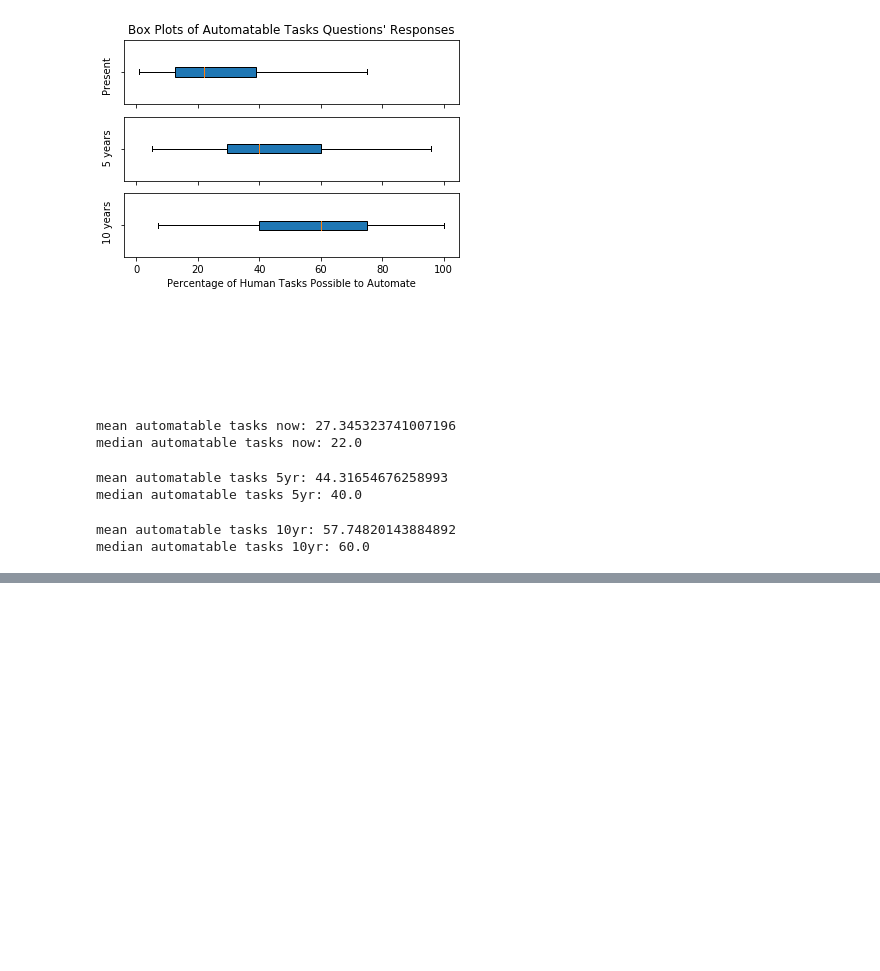
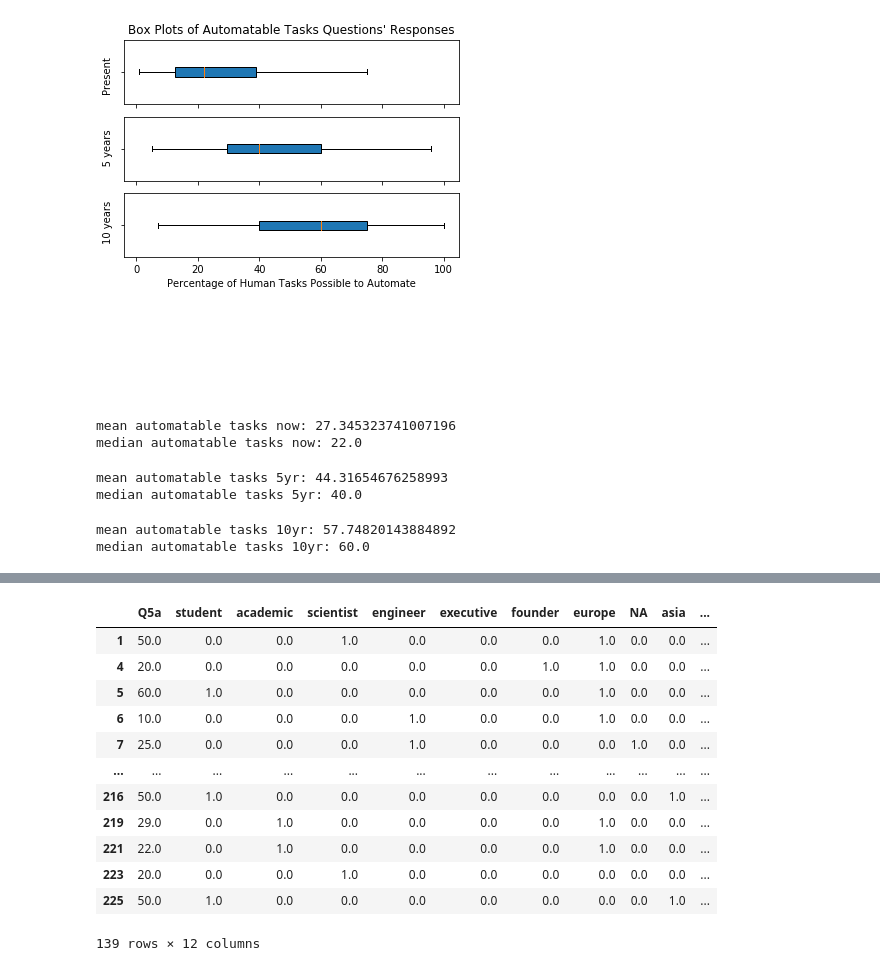
Before and after one commit to rossgritz/labor-displacement-survey-2018, a Jupyter notebook: notebooks/analysis-q5-revised+.ipynb, the cells around one changed output, grey strips where cells are left out. Cells and saved outputs as stored; diff of their text form; code cells hidden in the pictures; blank space fills up the shorter version.

```diff
--- a/notebooks/analysis-q5-revised+.ipynb
+++ b/notebooks/analysis-q5-revised+.ipynb
@@ -138,0 +397,42 @@ median automatable tasks 10yr: 60.0
+# %%
+q5a['NA'] = pd.DataFrame(np.zeros((227,1)))
+q5a['NA'][q5['region'] == 1] = 1
+q5b['NA'] = pd.DataFrame(np.zeros((227,1)))
+q5b['NA'][q5['region'] == 1] = 1
+q5c['NA'] = pd.DataFrame(np.zeros((227,1)))
+q5c['NA'][q5['region'] == 1] = 1
+# %%
+q5a['asia'] = pd.DataFrame(np.zeros((227,1)))
+q5a['asia'][q5['region'] == 2] = 1
+q5b['asia'] = pd.DataFrame(np.zeros((227,1)))
+q5b['asia'][q5['region'] == 2] = 1
+q5c['asia'] = pd.DataFrame(np.zeros((227,1)))
+q5c['asia'][q5['region'] == 2] = 1
+# %%
+q5a['conf'] = q5['conf']
+q5b['conf'] = q5['conf']
+q5c['conf'] = q5['conf']
+# %%
+q5a['gender'] = pd.DataFrame(np.zeros((227,1)))
+q5a['gender'][q5['gender'] == 0] = 1
+q5b['gender'] = pd.DataFrame(np.zeros((227,1)))
+q5b['gender'][q5['gender'] == 0] = 1
+q5c['gender'] = pd.DataFrame(np.zeros((227,1)))
+q5c['gender'][q5['gender'] == 0] = 1
+# %%
+q5a = q5a.iloc[:,:]
+q5a
+# %% [output]
+|  | Q5a | student | academic | scientist | engineer | executive | founder | europe | NA | asia | ... |
+| 1 | 50.0 | 0.0 | 0.0 | 1.0 | 0.0 | 0.0 | 0.0 | 1.0 | 0.0 | 0.0 | ... |
+| 4 | 20.0 | 0.0 | 0.0 | 0.0 | 0.0 | 0.0 | 1.0 | 1.0 | 0.0 | 0.0 | ... |
+| 5 | 60.0 | 1.0 | 0.0 | 0.0 | 0.0 | 0.0 | 0.0 | 1.0 | 0.0 | 0.0 | ... |
+| 6 | 10.0 | 0.0 | 0.0 | 0.0 | 1.0 | 0.0 | 0.0 | 1.0 | 0.0 | 0.0 | ... |
+| 7 | 25.0 | 0.0 | 0.0 | 0.0 | 1.0 | 0.0 | 0.0 | 0.0 | 1.0 | 0.0 | ... |
+| ... | ... | ... | ... | ... | ... | ... | ... | ... | ... | ... | ... |
+| 216 | 50.0 | 1.0 | 0.0 | 0.0 | 0.0 | 0.0 | 0.0 | 0.0 | 0.0 | 1.0 | ... |
+| 219 | 29.0 | 0.0 | 1.0 | 0.0 | 0.0 | 0.0 | 0.0 | 1.0 | 0.0 | 0.0 | ... |
+| 221 | 22.0 | 0.0 | 1.0 | 0.0 | 0.0 | 0.0 | 0.0 | 1.0 | 0.0 | 0.0 | ... |
+| 223 | 20.0 | 0.0 | 0.0 | 1.0 | 0.0 | 0.0 | 0.0 | 0.0 | 0.0 | 0.0 | ... |
+| 225 | 50.0 | 1.0 | 0.0 | 0.0 | 0.0 | 0.0 | 0.0 | 0.0 | 0.0 | 1.0 | ... |
+139 rows × 12 columns
```
Also changed, not shown: parts of 19 cells of this notebook, 6 other files.
